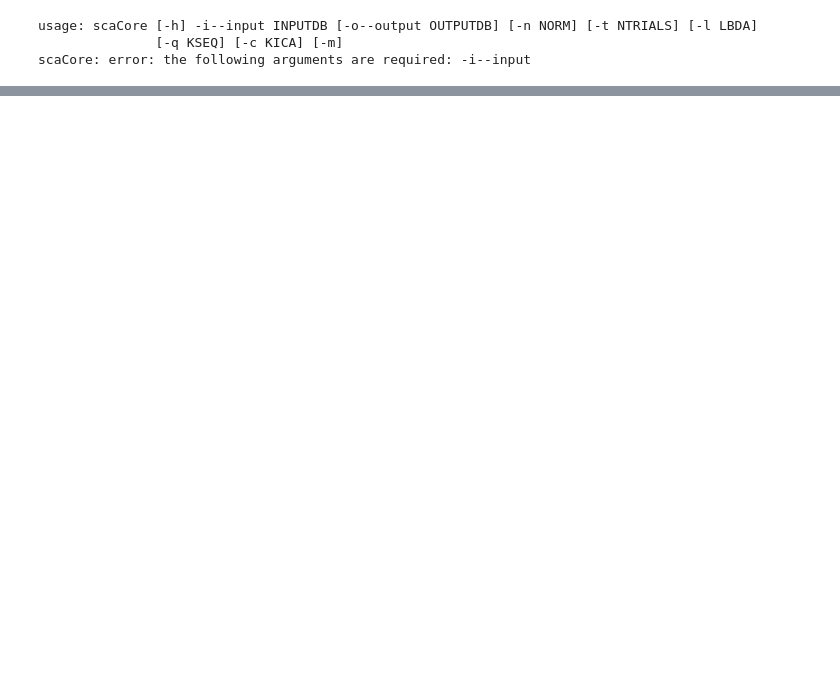
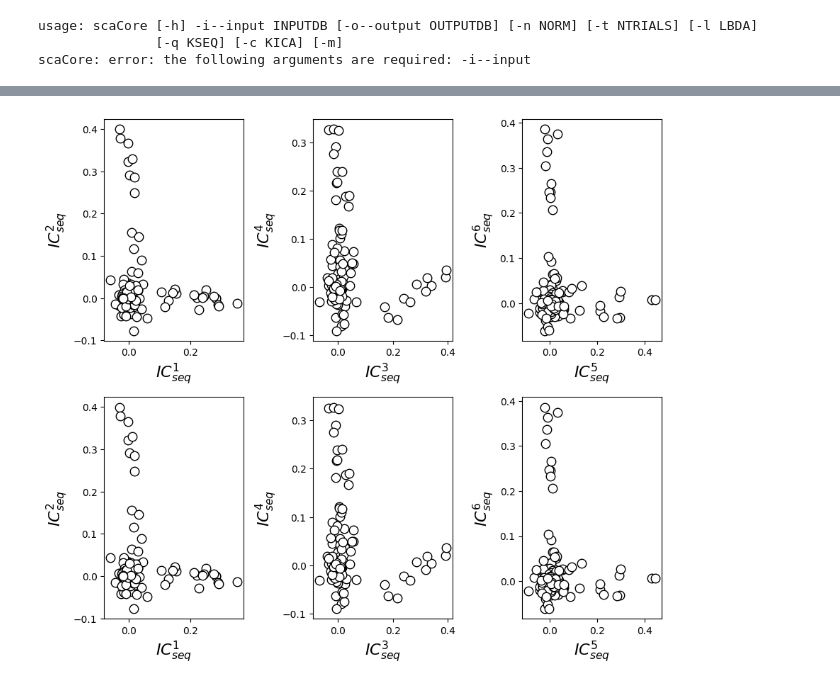
Before and after one commit to giorginolab/beta-arrestin1-sca, a Jupyter notebook: PySCA_beta_arrestin_1.ipynb, the cells around one changed output, grey strips where cells are left out. Saved outputs shown, nothing was run; the diff lists cells and outputs as text; code cells hidden in the pictures; blank space fills up the shorter version.

```diff
--- a/PySCA_beta_arrestin_1.ipynb
+++ b/PySCA_beta_arrestin_1.ipynb
@@ -49,0 +158,40 @@ scaCore: error: the following arguments are required: -i--input
+# %%
+phylo = list();
+fam_names = ['Metazoa', 'Amoebozoa', 'Viridiplantae', 'Fungi',\
+             'Alveolata', 'Parabasalia']
+col = (0, 0.6, 0.38, 0.18, 0.8, 0.5)
+#Metazoa = red, Amoebozoa = yellow, Viridiplantae = green,
+#Fungi = cyan, Alveolata = blue, Parabasalia = purple
+for i,k in enumerate(fam_names):
+    sf = sca.Unit()
+    sf.name = fam_names[i].lower()
+    sf.col = col[i]
+    sf.items = [j for j,q in enumerate(Dseq['hd'])  if sf.name in q.lower()]
+    phylo.append(sf)
+# %%
+gprot_names = ['Ras', 'Rab', 'Rac','Rho']
+gprot_classes = list()
+col = (0, 0.65, 0.15, 0.38)
+#Ras=light blue, Rab = orange, Rac=yellow, Rho=dark blue
+for c,k in enumerate(gprot_names):
+    gp = sca.Unit()
+    gp.col = col[c]
+    gp.name = k
+    gp.items = [i for i,h in enumerate(Dseq['hd']) if k in h]
+    gprot_classes.append(gp)
+# %%
+plt.rcParams['figure.figsize'] = 9, 8
+U = Dsca['Uica'][1]
+pairs = [[i,i+1] for i in range(0,6,2)]
+for k,[k1,k2] in enumerate(pairs):
+    plt.subplot(2,3,k+1)
+    sca.figUnits(U[:,k1], U[:,k2], phylo)
+    plt.xlabel(r"$IC_{seq}^{%i}$"%(k1+1), fontsize=16)
+    plt.ylabel(r"$IC_{seq}^{%i}$"%(k2+1), fontsize=16)
+    plt.subplot(2,3,k+4)
+    sca.figUnits(U[:,k1], U[:,k2], gprot_classes)
+    plt.xlabel(r"$IC_{seq}^{%i}$"%(k1+1), fontsize=16)
+    plt.ylabel(r"$IC_{seq}^{%i}$"%(k2+1), fontsize=16)
+plt.tight_layout()
+# %% [output]
+[figure, added]
```
Also changed, not shown: parts of 20 cells of this notebook.
